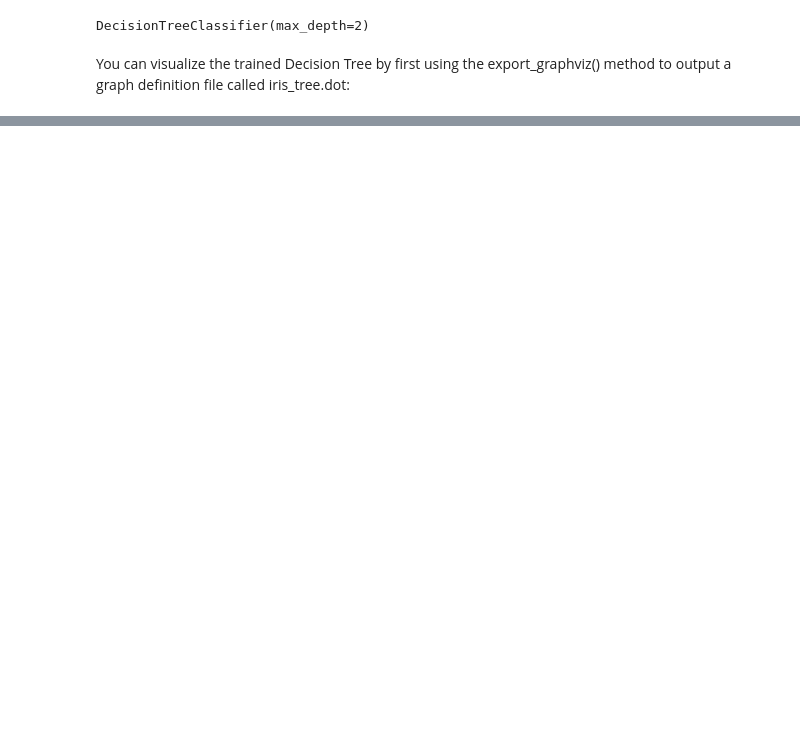
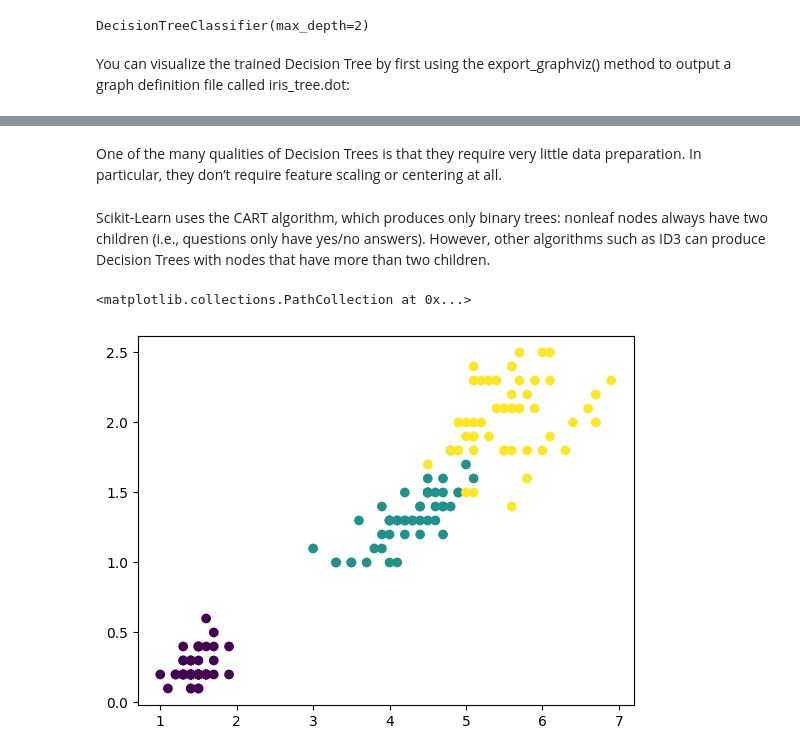
Before and after one commit to Amith1434/ML_Book_Journy, a Jupyter notebook: Chapter_6(Decision Trees).ipynb, the cells around one changed output, grey strips where cells are left out. Cells and saved outputs as stored; diff of their text form; code cells hidden in the pictures; blank space fills up the shorter version.

```diff
--- a/Chapter_6(Decision Trees).ipynb
+++ b/Chapter_6(Decision Trees).ipynb
@@ -33,0 +34,15 @@ plt.show()
+# %% [markdown]
+One of the many qualities of Decision Trees is that they require
+very little data preparation. In particular, they don’t require feature
+scaling or centering at all.
+# %% [markdown]
+Scikit-Learn uses the CART algorithm, which produces only binary
+trees: nonleaf nodes always have two children (i.e., questions only
+have yes/no answers). However, other algorithms such as ID3 can
+produce Decision Trees with nodes that have more than two children.
+# %%
+import matplotlib.pyplot as plt
+plt.scatter(X[:,0],X[:,1],c=y)
+# %% [output]
+<matplotlib.collections.PathCollection at 0x...>
+[figure, added]
```
Also changed, not shown: parts of 4 cells of this notebook, 1 other file.
